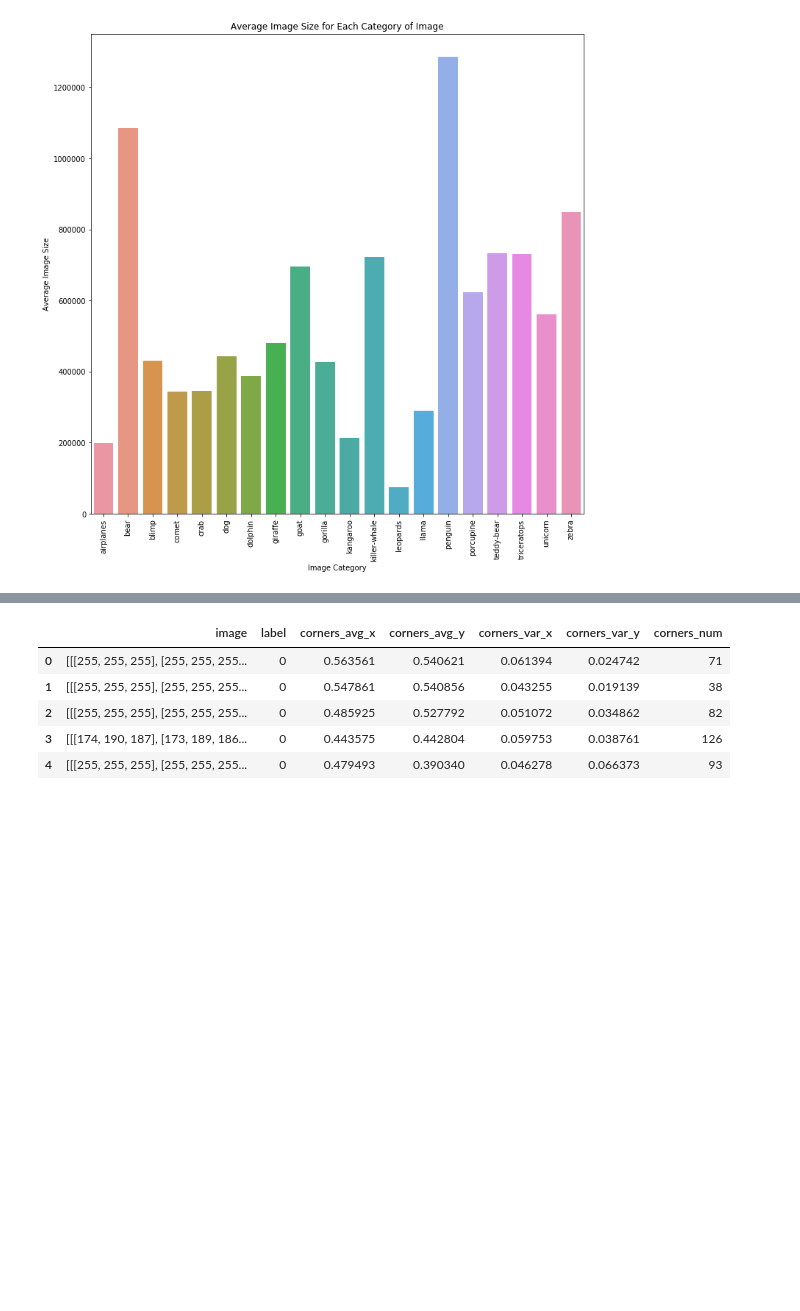
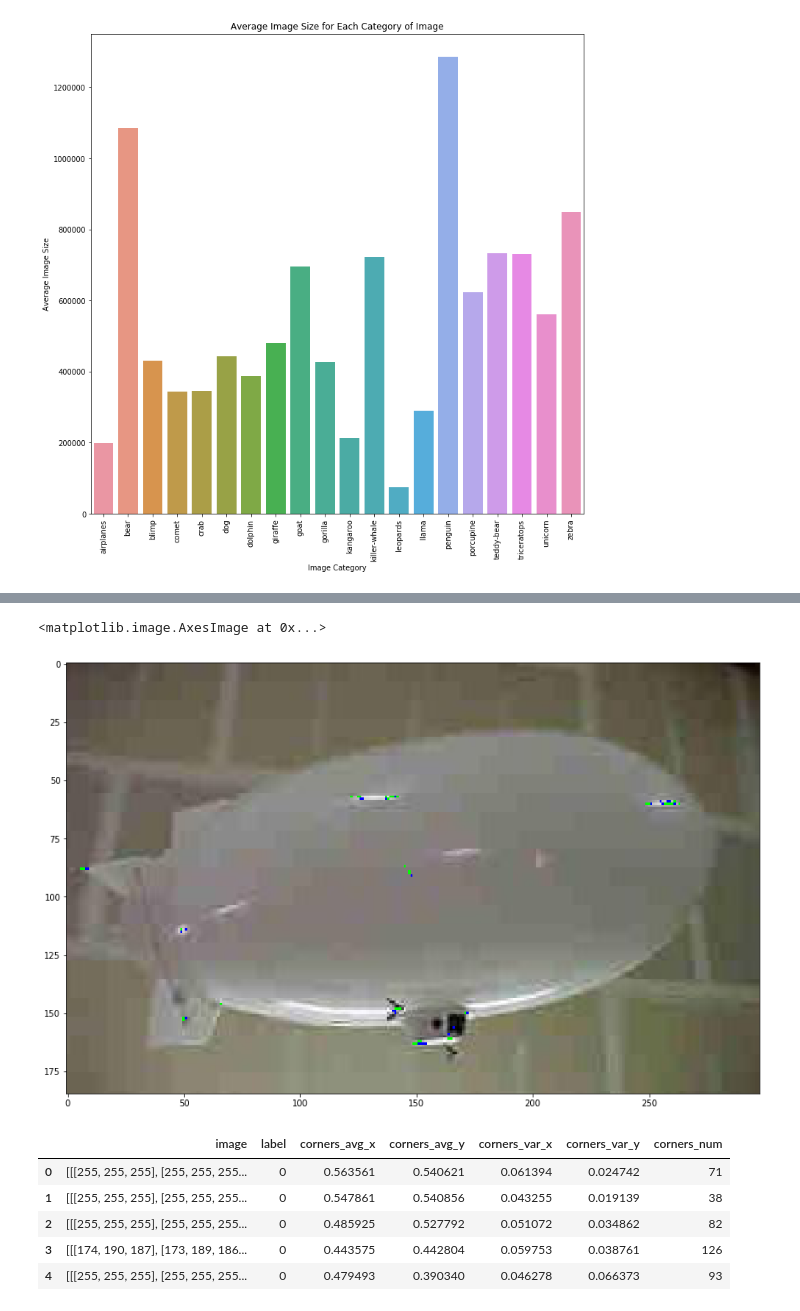
Before and after one commit to chriscorrea14/ds100_final_proj, a Jupyter notebook: GradProject_NB2.ipynb, the cells around one changed output, grey strips where cells are left out. Saved outputs shown, nothing was run; the diff lists cells and outputs as text; code cells hidden in the pictures; blank space fills up the shorter version.

```diff
--- a/GradProject_NB2.ipynb
+++ b/GradProject_NB2.ipynb
@@ -239,3 +251,33 @@ Name: label, Length: 1501, dtype: object
+# %%
+img = starting_data['image'].iloc[184]
+gray = cv2.cvtColor(img,cv2.COLOR_BGR2GRAY)
+
+# find Harris corners
+gray = np.float32(gray)
+dst = cv2.cornerHarris(gray,2,3,0.04)
+dst = cv2.dilate(dst,None)
+ret, dst = cv2.threshold(dst,0.01*dst.max(),255,0)
+dst = np.uint8(dst)
+
+# find centroids
+ret, labels, stats, centroids = cv2.connectedComponentsWithStats(dst)
+
+# define the criteria to stop and refine the corners
+criteria = (cv2.TERM_CRITERIA_EPS + cv2.TERM_CRITERIA_MAX_ITER, 100, 0.001)
+corners = cv2.cornerSubPix(gray,np.float32(centroids),(5,5),(-1,-1),criteria)
+
+# Now draw them
+res = np.hstack((centroids,corners))
+res = np.int0(res)
+img[res[:,1],res[:,0]]=[0,0,255]
+img[res[:,3],res[:,2]] = [0,255,0]
+
+plt.figure(figsize=[12,12])
+cv2.imwrite('test_image.png',img)
+skimage.io.imshow(img)
+# %% [output]
+<matplotlib.image.AxesImage at 0x...>
+[figure, added]
 # %%
 starting_data.head()
 # %% [output]
```
Also changed, not shown: parts of 10 cells of this notebook, 1 other file.
